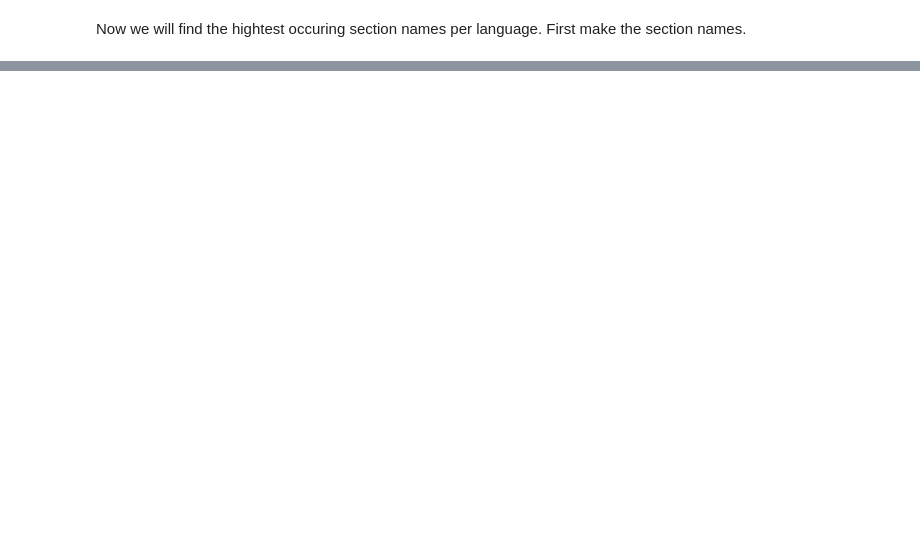
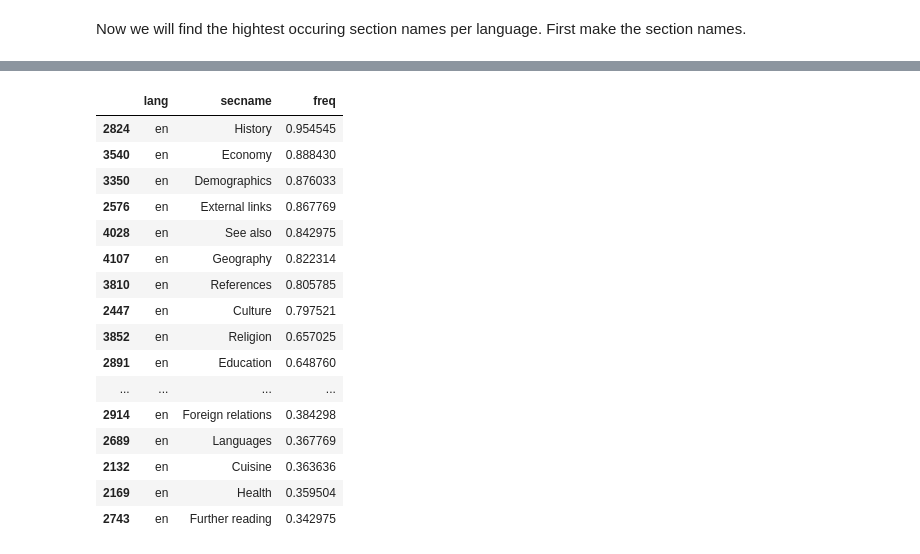
Before and after one commit to notconfusing/kumusha_takes_wiki, a Jupyter notebook: ActionableMetrics.ipynb, the cells around one changed output, grey strips where cells are left out. Saved outputs shown, nothing was run; the diff lists cells and outputs as text; code cells hidden in the pictures; blank space fills up the shorter version.

```diff
--- a/ActionableMetrics.ipynb
+++ b/ActionableMetrics.ipynb
@@ -460,0 +479,21 @@ KeyboardInterrupt:
+# %%
+en20 = top_n_sections('en',20)
+en20
+# %% [output]
+|  | lang | secname | freq |
+| 2824 | en | History | 0.954545 |
+| 3540 | en | Economy | 0.888430 |
+| 3350 | en | Demographics | 0.876033 |
+| 2576 | en | External links | 0.867769 |
+| 4028 | en | See also | 0.842975 |
+| 4107 | en | Geography | 0.822314 |
+| 3810 | en | References | 0.805785 |
+| 2447 | en | Culture | 0.797521 |
+| 3852 | en | Religion | 0.657025 |
+| 2891 | en | Education | 0.648760 |
+| ... | ... | ... | ... |
+| 2914 | en | Foreign relations | 0.384298 |
+| 2689 | en | Languages | 0.367769 |
+| 2132 | en | Cuisine | 0.363636 |
+| 2169 | en | Health | 0.359504 |
+| 2743 | en | Further reading | 0.342975 |
```
Also changed, not shown: parts of 22 cells of this notebook.
